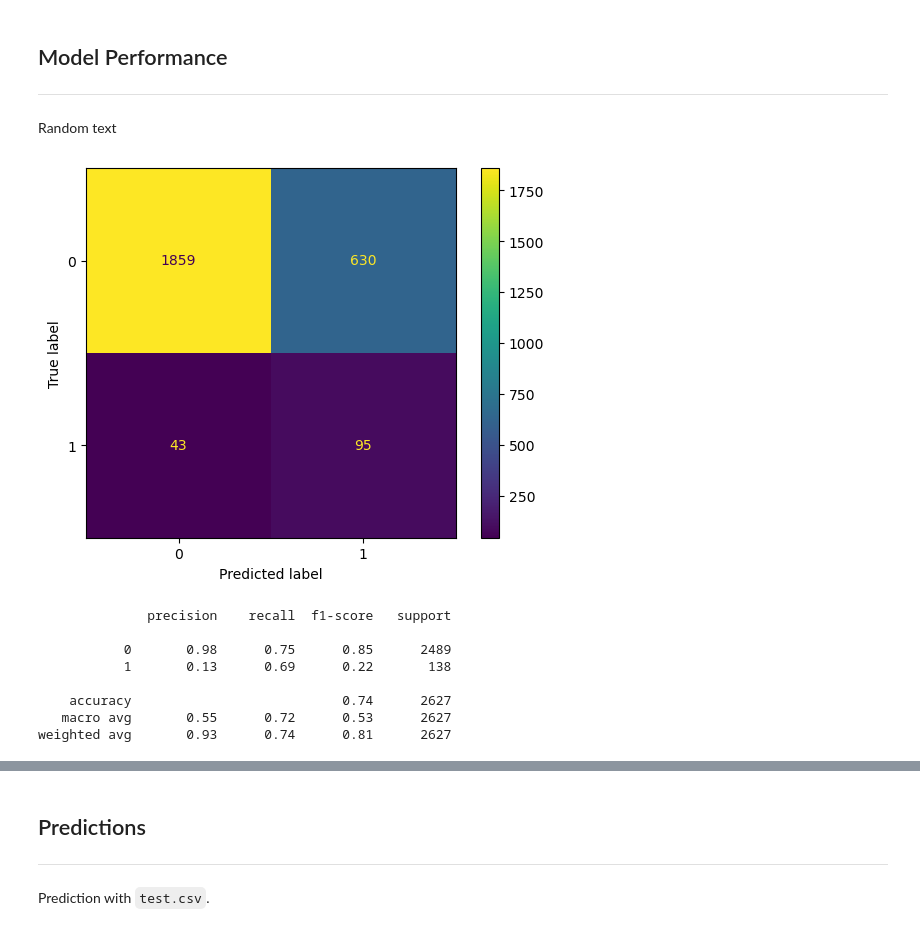
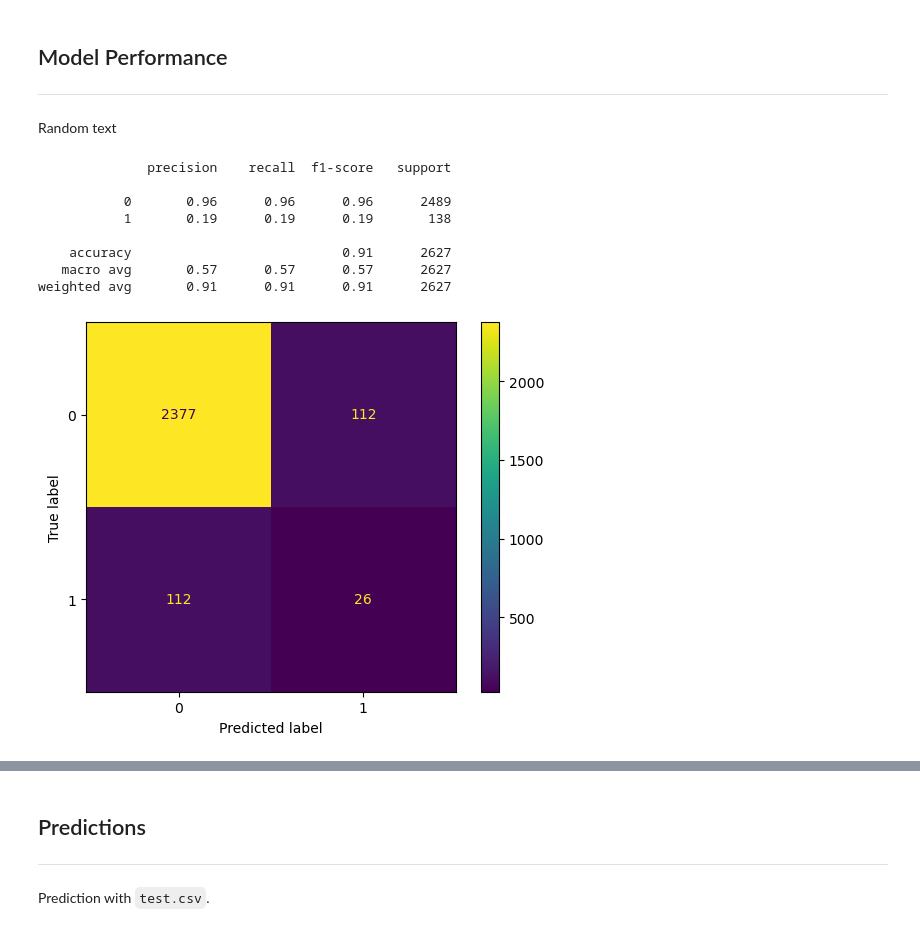
Before and after one commit to eeshawn11/DSI33-Project4, a Jupyter notebook: code/Part_3_Modelling.ipynb, the cells around one changed output, grey strips where cells are left out. Drawn from its saved outputs; the diff is of its cells as text; code cells hidden in the pictures.

```diff
--- a/code/Part_3_Modelling.ipynb
+++ b/code/Part_3_Modelling.ipynb
@@ -181,7 +184,7 @@ text_pipe = Pipeline([
 # specify ColumnTransformer to handle different types of features
 col_transform = ColumnTransformer([
     ('OneHotEncoder', ohe, cat_features),
-    ('CountVectorizer', text_pipe, text_features)
+#     ('CountVectorizer', text_pipe, text_features)
 ], remainder = 'passthrough',
 sparse_threshold = 0
 )
@@ -190,7 +193,7 @@ minmax = MinMaxScaler(feature_range=(0, 1))
 
 pca = PCA()
 
-sample_smotetomek = SMOTETomek(random_state=rng, n_jobs=2)
+smotetomek = SMOTETomek(random_state=rng, n_jobs=2)
 # %%
 class ResultsError(Exception):
     """A custom exception used to report errors in use of Results class"""
@@ -252,7 +255,7 @@ class Results:
             ('col_transform', col_transform),
             ('scale', minmax),
             ('pca', pca),
-            ('sample', sample_smotetomek),
+            ('sample', smotetomek),
             ('clf', clf)
         ])
 
@@ -276,7 +279,7 @@ class Results:
             param_grid = default_params | pipe_params,
             scoring = self.__scoring_metric,
             n_jobs = -3,
-            cv = 5,
+            cv = 3,
             verbose = 1,
             error_score = 'raise',
             refit = self.__scoring_metric[0],
@@ -337,8 +340,8 @@ Create a set of parameters for each model to be passed into GridSearchCV for hyp
 # %%
 lr_params = {
     'clf__penalty': ['l1', 'l2'],
-    'clf__C': [100, 10, 1.0, 0.1, 0.01],
-    'clf__max_iter': [200, 400],
+    'clf__C': [1.0, 0.1, 0.01],
+    'clf__max_iter': [100, 200, 400],
     'clf__class_weight': ['balanced', None],
 }
 
@@ -490,19 +490,22 @@ best_model = voting_best
 ---
 
 Random text
+# %%
+def check_performance(clf, features, targets, threshold = 0.5):
+    preds = pd.Series(np.where(best_model.predict_proba(X_test)[:,1] >= threshold, 1, 0),
+                     dtype='category')
+    cm_disp = ConfusionMatrixDisplay.from_predictions(targets, preds)
+
+    print(classification_report(targets, preds))
 # %%
-preds = best_model.predict(X_test)
-cm_disp = ConfusionMatrixDisplay.from_predictions(y_test, preds)
+check_performance(best_model, X_test, y_test)
 # %% [output]
+              precision    recall  f1-score   support
+
+           0       0.96      0.96      0.96      2489
+           1       0.19      0.19      0.19       138
+
+    accuracy                           0.91      2627
+   macro avg       0.57      0.57      0.57      2627
+weighted avg       0.91      0.91      0.91      2627
-[figure, old version]
+[figure, new version]
-# %%
-print(classification_report(y_test, preds))
-# %% [output]
-              precision    recall  f1-score   support
-
-           0       0.98      0.75      0.85      2489
-           1       0.13      0.69      0.22       138
-
-    accuracy                           0.74      2627
-   macro avg       0.55      0.72      0.53      2627
-weighted avg       0.93      0.74      0.81      2627
```
Also changed, not shown: parts of 26 cells of this notebook.
